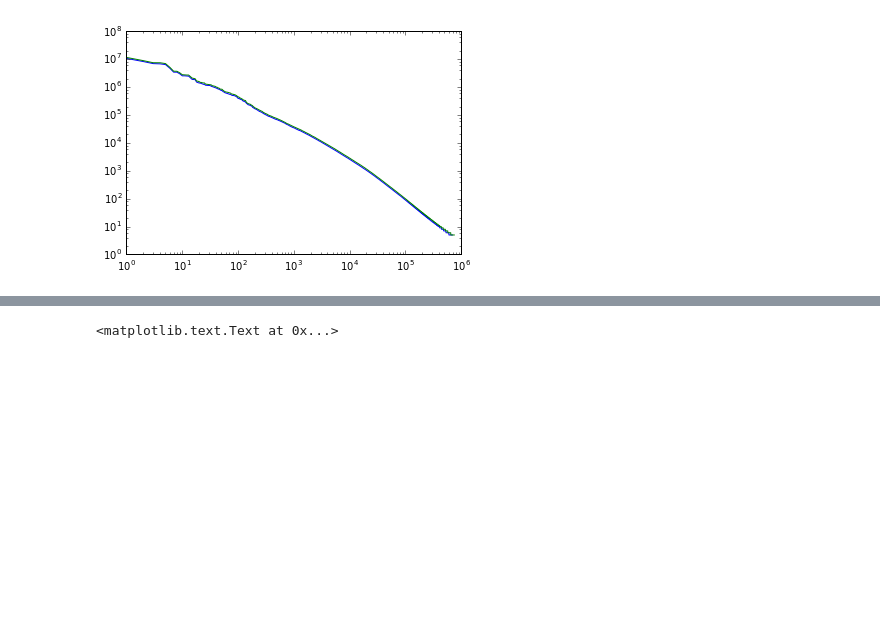
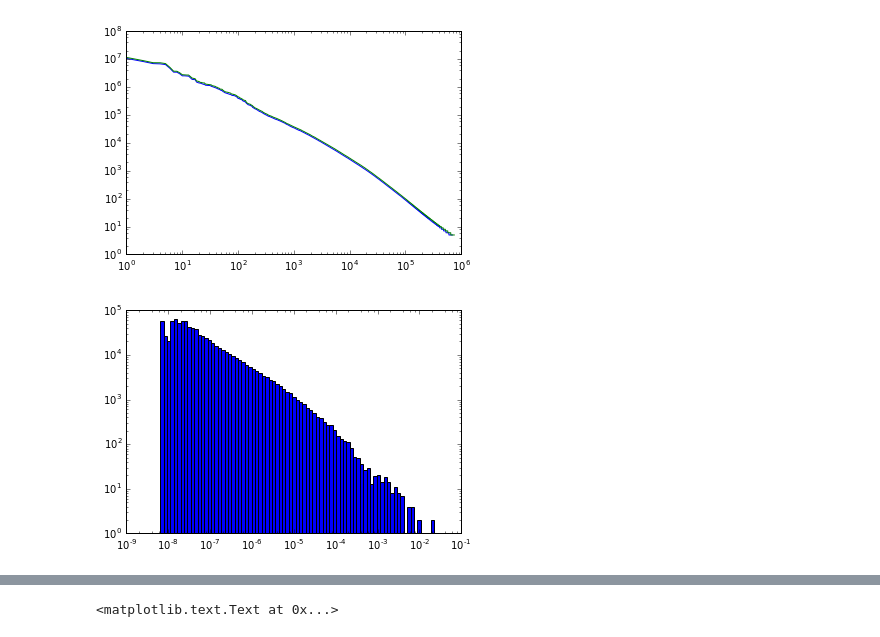
Before and after one commit to NLeSC/ShiCo, a Jupyter notebook: notebooks/probabilistic validation - 3 - BWNT05 filtered.ipynb, the cells around one changed output, grey strips where cells are left out. Saved outputs shown, nothing was run; the diff lists cells and outputs as text; code cells hidden in the pictures; blank space fills up the shorter version.

```diff
--- a/notebooks/probabilistic validation - 3 - BWNT05 filtered.ipynb
+++ b/notebooks/probabilistic validation - 3 - BWNT05 filtered.ipynb
@@ -63,3 +63,11 @@ vocab_comb_sort = [x for y, x in sorted(zip(count_combined, vocab_combined), rev
 count_comb_sort = sorted(count_combined, reverse=True)
 # %%
 p_word_comb_sort = np.array(count_comb_sort) / float(np.sum(count_comb_sort))
+# %%
+x_bins = np.logspace(np.floor(np.log10(p_word_comb_sort.min())),
+                     np.ceil(np.log10(p_word_comb_sort.max())),
+                     100)
+_ = plt.hist(p_word_comb_sort, bins=x_bins, log=True)
+plt.xscale('log')
+# %% [output]
+[figure, added]
```
Also changed, not shown: parts of 53 cells of this notebook, 7 other files.
